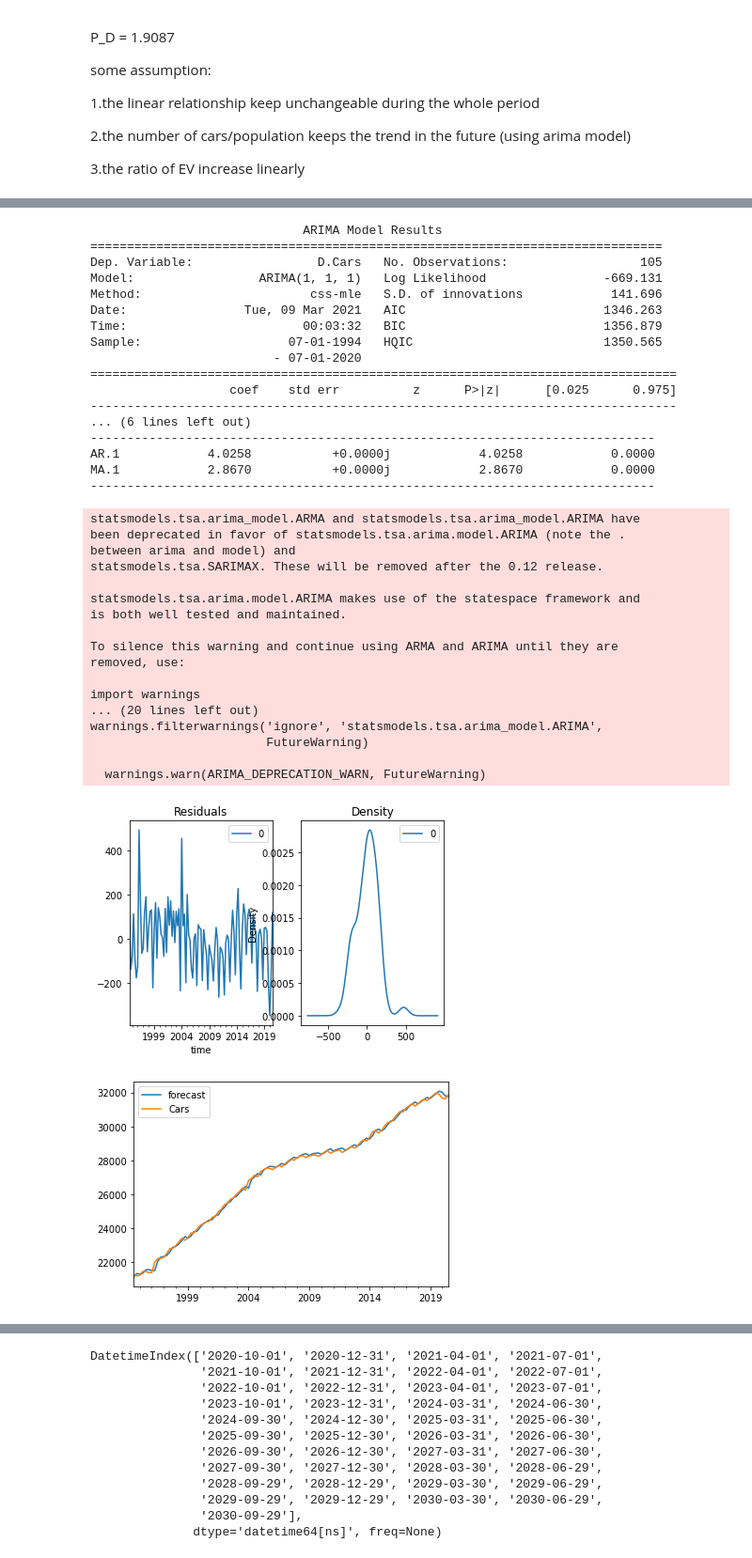
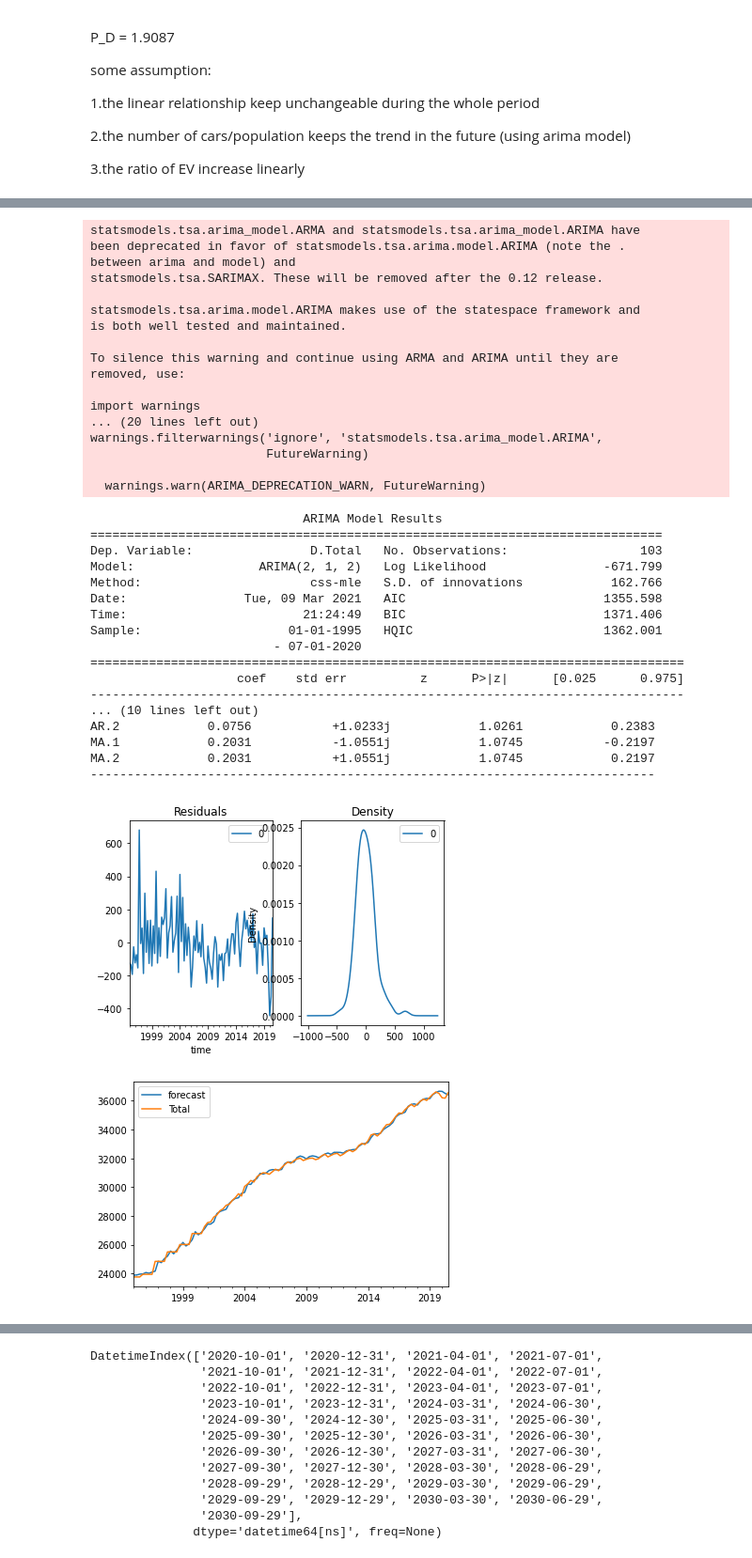
Before and after one commit to julemon/Practitioners-Challenge, a Jupyter notebook: Q2_toal_v2.ipynb, the cells around one changed output, grey strips where cells are left out. Shown: that part at 94% size. Saved outputs shown, nothing was run; the diff lists cells and outputs as text; code cells hidden in the pictures.

```diff
--- a/Q2_toal_v2.ipynb
+++ b/Q2_toal_v2.ipynb
@@ -365,7 +365,7 @@ main['time']= pd.to_datetime(main['Quarter'].str.replace(' ','-'))#.replace()pd.
 main.head()
 main = main.set_index('time')
 # main[' Cars'] = main[' Cars'].str.replace('..','')
-cars = main['Cars']
+cars = main['Total']
 cars = cars.fillna(method = 'ffill').dropna(axis=0)
 cars = cars[~cars.isin(['..'])]
 cars = cars.astype('float')
@@ -496,7 +496,7 @@ Name: Cars, dtype: float64
 from statsmodels.tsa.arima_model import ARIMA
 
 # 3,2,0 ARIMA Model
-model = ARIMA(cars, order=(1,1,1))
+model = ARIMA(cars, order=(2,1,2))
 model_fit = model.fit(disp=0)
 print(model_fit.summary())
 
@@ -528,69 +528,69 @@ print(model_fit.summary())
 
 # Forecast
 fc, se, conf = model_fit.forecast(len(test), alpha=0.05)  # 95% conf
 
 # Make as pandas series
 fc_series = pd.Series(fc, index=test.index)
 lower_series = pd.Series(conf[:, 0], index=test.index)
 upper_series = pd.Series(conf[:, 1], index=test.index)
 
 # Plot
 plt.figure(figsize=(12,5), dpi=100)
 plt.plot(train, label='training')
 plt.plot(test, label='actual')
 plt.plot(fc_series, label='forecast')
 # my_x_ticks = time
 
 # plt.xticks(my_x_ticks)
 
 plt.fill_between(lower_series.index, lower_series, upper_series,
                  color='k', alpha=.15)
 plt.title('Forecast vs Actuals')
 plt.legend(loc='upper left', fontsize=8)
 plt.show()
 
 mean_absolute_percentage_error(test, fc) #7.295545504861874 acceptable (3,2,0)
 #if we use model (3,1,0) 0.5138645256869044
 #if we use model (0,1,0) 0.5319200544501159
 
 # print(cars.index)
 # %% [output]
-                             ARIMA Model Results
-==============================================================================
-Dep. Variable:                 D.Cars   No. Observations:                  105
-Model:                 ARIMA(1, 1, 1)   Log Likelihood                -669.131
-Method:                       css-mle   S.D. of innovations            141.696
-Date:                Tue, 09 Mar 2021   AIC                           1346.263
-Time:                        00:03:32   BIC                           1356.879
-Sample:                    07-01-1994   HQIC                          1350.565
-                         - 07-01-2020
-================================================================================
-                   coef    std err          z      P>|z|      [0.025      0.975]
---------------------------------------------------------------------------------
-... (6 lines left out)
------------------------------------------------------------------------------
-AR.1            4.0258           +0.0000j            4.0258            0.0000
-MA.1            2.8670           +0.0000j            2.8670            0.0000
------------------------------------------------------------------------------
+statsmodels.tsa.arima_model.ARMA and statsmodels.tsa.arima_model.ARIMA have
+been deprecated in favor of statsmodels.tsa.arima.model.ARIMA (note the .
+between arima and model) and
+statsmodels.tsa.SARIMAX. These will be removed after the 0.12 release.
+
+statsmodels.tsa.arima.model.ARIMA makes use of the statespace framework and
+is both well tested and maintained.
+
+To silence this warning and continue using ARMA and ARIMA until they are
+removed, use:
+
+import warnings
+... (20 lines left out)
+warnings.filterwarnings('ignore', 'statsmodels.tsa.arima_model.ARIMA',
+                        FutureWarning)
+
+  warnings.warn(ARIMA_DEPRECATION_WARN, FutureWarning)
-statsmodels.tsa.arima_model.ARMA and statsmodels.tsa.arima_model.ARIMA have
-been deprecated in favor of statsmodels.tsa.arima.model.ARIMA (note the .
-between arima and model) and
-statsmodels.tsa.SARIMAX. These will be removed after the 0.12 release.
-
-statsmodels.tsa.arima.model.ARIMA makes use of the statespace framework and
-is both well tested and maintained.
-
-To silence this warning and continue using ARMA and ARIMA until they are
-removed, use:
-
-import warnings
-... (20 lines left out)
-warnings.filterwarnings('ignore', 'statsmodels.tsa.arima_model.ARIMA',
-                        FutureWarning)
-
-  warnings.warn(ARIMA_DEPRECATION_WARN, FutureWarning)
+                             ARIMA Model Results
+==============================================================================
+Dep. Variable:                D.Total   No. Observations:                  103
+Model:                 ARIMA(2, 1, 2)   Log Likelihood                -671.799
+Method:                       css-mle   S.D. of innovations            162.766
+Date:                Tue, 09 Mar 2021   AIC                           1355.598
+Time:                        21:24:49   BIC                           1371.406
+Sample:                    01-01-1995   HQIC                          1362.001
+                         - 07-01-2020
+=================================================================================
+                    coef    std err          z      P>|z|      [0.025      0.975]
+---------------------------------------------------------------------------------
+... (10 lines left out)
+AR.2            0.0756           +1.0233j            1.0261            0.2383
+MA.1            0.2031           -1.0551j            1.0745           -0.2197
+MA.2            0.2031           +1.0551j            1.0745            0.2197
+-----------------------------------------------------------------------------
-[figure, old version]
+[figure, new version]
-[figure, old version]
+[figure, new version]
 statsmodels.tsa.arima_model.ARMA and statsmodels.tsa.arima_model.ARIMA have
 been deprecated in favor of statsmodels.tsa.arima.model.ARIMA (note the .
 between arima and model) and
```
Also changed, not shown: parts of 22 cells of this notebook.
